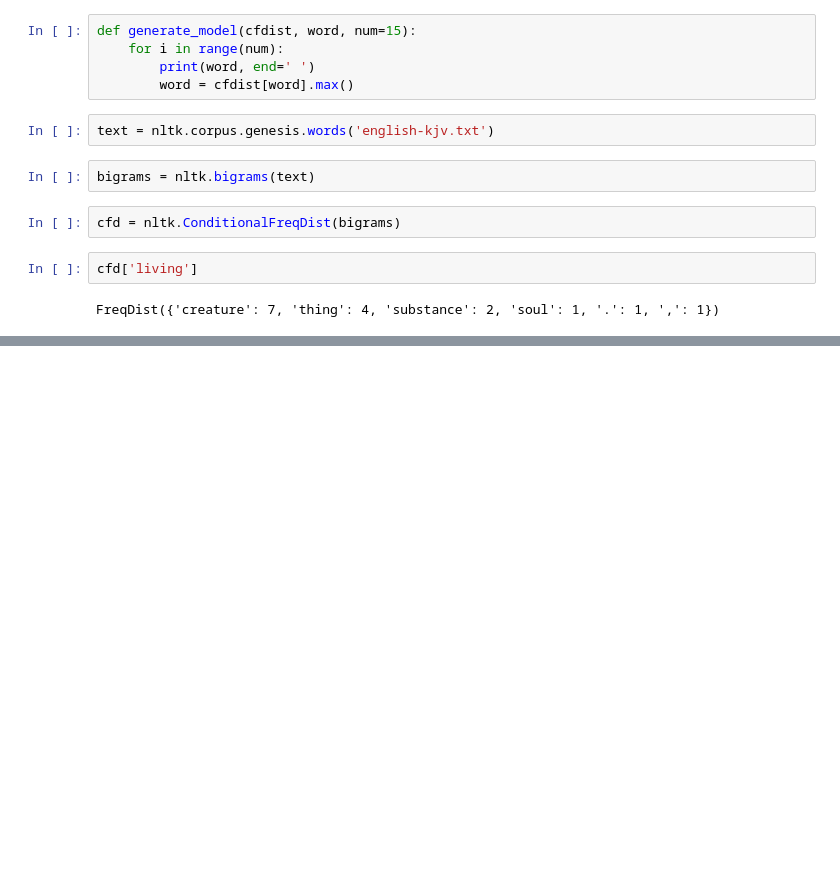
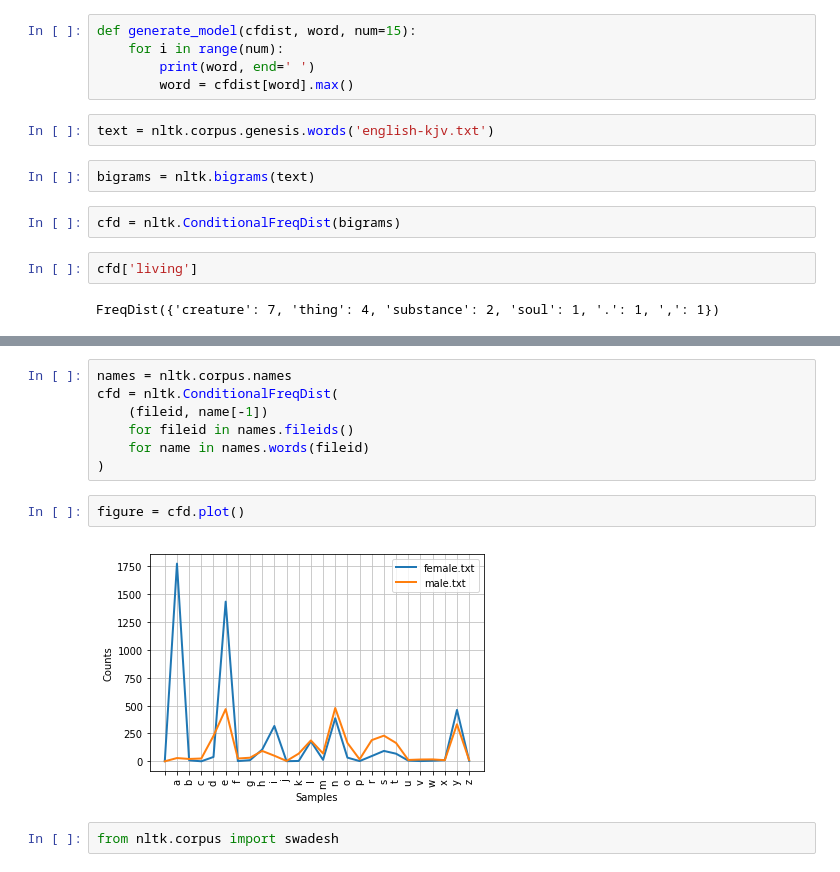
Before and after one commit to bmwant/solenie, a Jupyter notebook: gwendolyn/nltk02.ipynb, the cells around one changed output, grey strips where cells are left out. Drawn from its saved outputs; the diff is of its cells as text; blank space fills up the shorter version.

Commit message:
word net :blossom:

```diff
--- a/gwendolyn/nltk02.ipynb
+++ b/gwendolyn/nltk02.ipynb
@@ -182,0 +212,13 @@ gene
+# %%
+names = nltk.corpus.names
+cfd = nltk.ConditionalFreqDist(
+    (fileid, name[-1])
+    for fileid in names.fileids()
+    for name in names.words(fileid)
+)
+# %%
+figure = cfd.plot()
+# %% [output]
+[figure, added]
+# %%
+from nltk.corpus import swadesh
```
Also changed, not shown: parts of 6 cells of this notebook.
